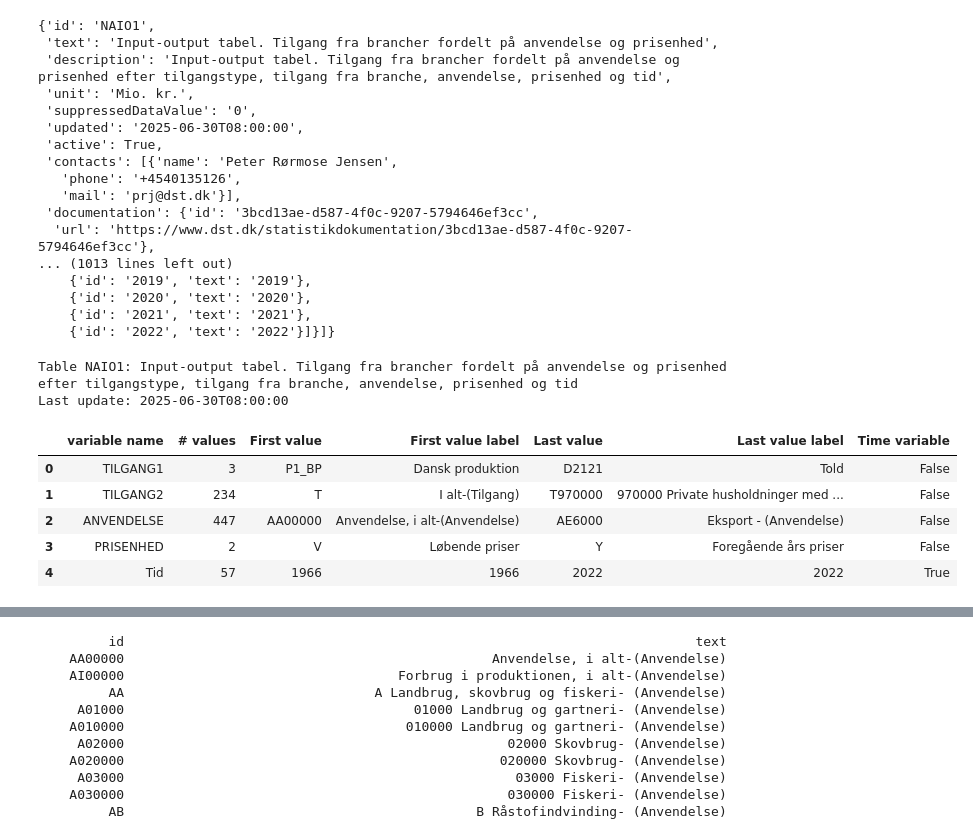
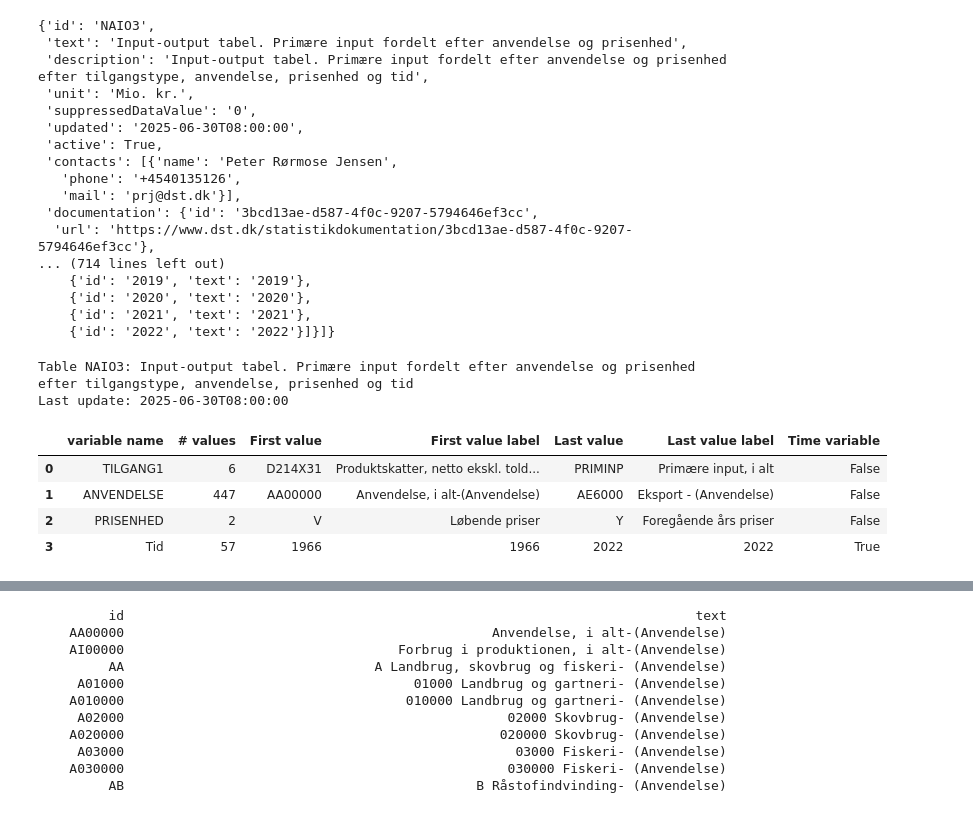
Before and after one commit to PeterStephensen/LandbrugHistorieKalibrering, a Jupyter notebook: Data/Nationalregnskab/Import_NAIO3.ipynb, the cells around one changed output, grey strips where cells are left out. Cells and saved outputs as stored; diff of their text form; code cells hidden in the pictures.

```diff
--- a/Kode/Import_landbrug.ipynb
+++ b/Data/Nationalregnskab/Import_NAIO3.ipynb
@@ -12,17 +12,17 @@ from dstapi import DstApi # The helper class
 requests.get('https://api.statbank.dk/v1' + '/tableinfo' + "?id=metrox1&format=JSON").json()
 
 # Pass a dictionary of parameters to requests.get()
-params = {'id': 'NAIO1', 'format': 'JSON'}
+params = {'id': 'NAIO3', 'format': 'JSON'}
 requests.get('https://api.statbank.dk/v1' + '/tableinfo', params=params).json()
 
 # Use response.post() - note the change in the name of the parameter about the table's name
 # I'm also adding here a language parameter - most tables are available in both Danish and English
-params = {'table': 'NAIO1', 'format': 'JSON', 'lang':'da'}
+params = {'table': 'NAIO3', 'format': 'JSON', 'lang':'da'}
 requests.post('https://api.statbank.dk/v1' + '/tableinfo', json=params).json()
 # %% [output]
-{'id': 'NAIO1',
- 'text': 'Input-output tabel. Tilgang fra brancher fordelt på anvendelse og prisenhed',
- 'description': 'Input-output tabel. Tilgang fra brancher fordelt på anvendelse og prisenhed efter tilgangstype, tilgang fra branche, anvendelse, prisenhed og tid',
+{'id': 'NAIO3',
+ 'text': 'Input-output tabel. Primære input fordelt efter anvendelse og prisenhed',
+ 'description': 'Input-output tabel. Primære input fordelt efter anvendelse og prisenhed efter tilgangstype, anvendelse, prisenhed og tid',
  'unit': 'Mio. kr.',
  'suppressedDataValue': '0',
  'updated': '2025-06-30T08:00:00',
@@ -32,24 +32,23 @@ requests.post('https://api.statbank.dk/v1' + '/tableinfo', json=params).json()
    'mail': 'prj@dst.dk'}],
  'documentation': {'id': '3bcd13ae-d587-4f0c-9207-5794646ef3cc',
   'url': 'https://www.dst.dk/statistikdokumentation/3bcd13ae-d587-4f0c-9207-5794646ef3cc'},
-... (1013 lines left out)
+... (714 lines left out)
     {'id': '2019', 'text': '2019'},
     {'id': '2020', 'text': '2020'},
     {'id': '2021', 'text': '2021'},
     {'id': '2022', 'text': '2022'}]}]}
 # %%
 # Initialize the class with the target table
-IO_landbrug = DstApi('NAIO1')
+I_landbrug = DstApi('NAIO3')
 
 # Get the table summary
-IO_landbrug.tablesummary(language='da')
+I_landbrug.tablesummary(language='da')
 # %% [output]
-Table NAIO1: Input-output tabel. Tilgang fra brancher fordelt på anvendelse og prisenhed efter tilgangstype, tilgang fra branche, anvendelse, prisenhed og tid
+Table NAIO3: Input-output tabel. Primære input fordelt efter anvendelse og prisenhed efter tilgangstype, anvendelse, prisenhed og tid
 Last update: 2025-06-30T08:00:00
 |  | variable name | # values | First value | First value label | Last value | Last value label | Time variable |
-| 0 | TILGANG1 | 3 | P1_BP | Dansk produktion | D2121 | Told | False |
-| 1 | TILGANG2 | 234 | T | I alt-(Tilgang) | T970000 | 970000 Private husholdninger med ... | False |
-| 2 | ANVENDELSE | 447 | AA00000 | Anvendelse, i alt-(Anvendelse) | AE6000 | Eksport - (Anvendelse) | False |
-| 3 | PRISENHED | 2 | V | Løbende priser | Y | Foregående års priser | False |
-| 4 | Tid | 57 | 1966 | 1966 | 2022 | 2022 | True |
+| 0 | TILGANG1 | 6 | D214X31 | Produktskatter, netto ekskl. told... | PRIMINP | Primære input, i alt | False |
+| 1 | ANVENDELSE | 447 | AA00000 | Anvendelse, i alt-(Anvendelse) | AE6000 | Eksport - (Anvendelse) | False |
+| 2 | PRISENHED | 2 | V | Løbende priser | Y | Foregående års priser | False |
+| 3 | Tid | 57 | 1966 | 1966 | 2022 | 2022 | True |
 # %%
```
Also changed, not shown: parts of 16 cells of this notebook, 15 other files.
